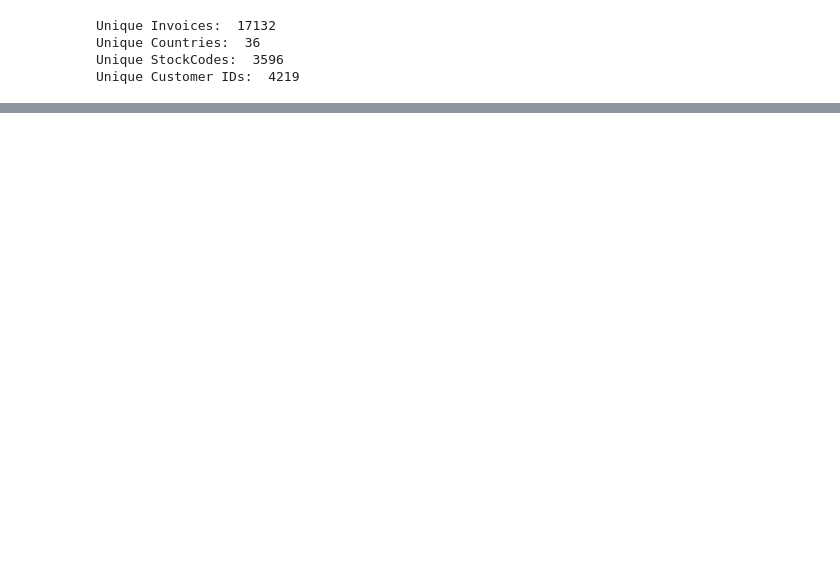
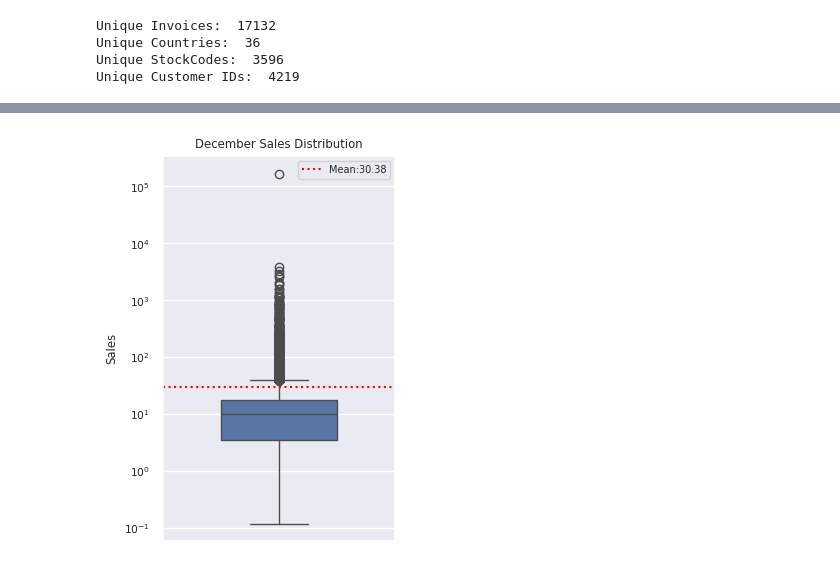
Before and after one commit to ds-edu/DataScienceCapstone_OnlineRetail, a Jupyter notebook: notebooks/ExploratoryDataAnalysis.ipynb, the cells around one changed output, grey strips where cells are left out. Saved outputs shown, nothing was run; the diff lists cells and outputs as text; code cells hidden in the pictures; blank space fills up the shorter version.

```diff
--- a/notebooks/ExploratoryDataAnalysis.ipynb
+++ b/notebooks/ExploratoryDataAnalysis.ipynb
@@ -373,0 +259,11 @@ df_non_ol.to_csv("../data/interim/online_retail_EDA.csv",  index=False)
+# %%
+sns.set_style('darkgrid')
+plt.figure(figsize=(3,5))
+sns.boxplot(df[df.Month == 12]['Sales'], width=0.5)
+plt.axhline(df[df.Month == 12]['Sales'].mean(), label='Mean:' + str(round(df[df.Month == 12]['Sales'].mean(),2)), linestyle=':', color='red')
+plt.title('December Sales Distribution')
+plt.legend(fontsize=7)
+plt.yscale('log')
+plt.show()
+# %% [output]
+[figure, added]
```
Also changed, not shown: parts of 73 cells of this notebook, 1 other file.
